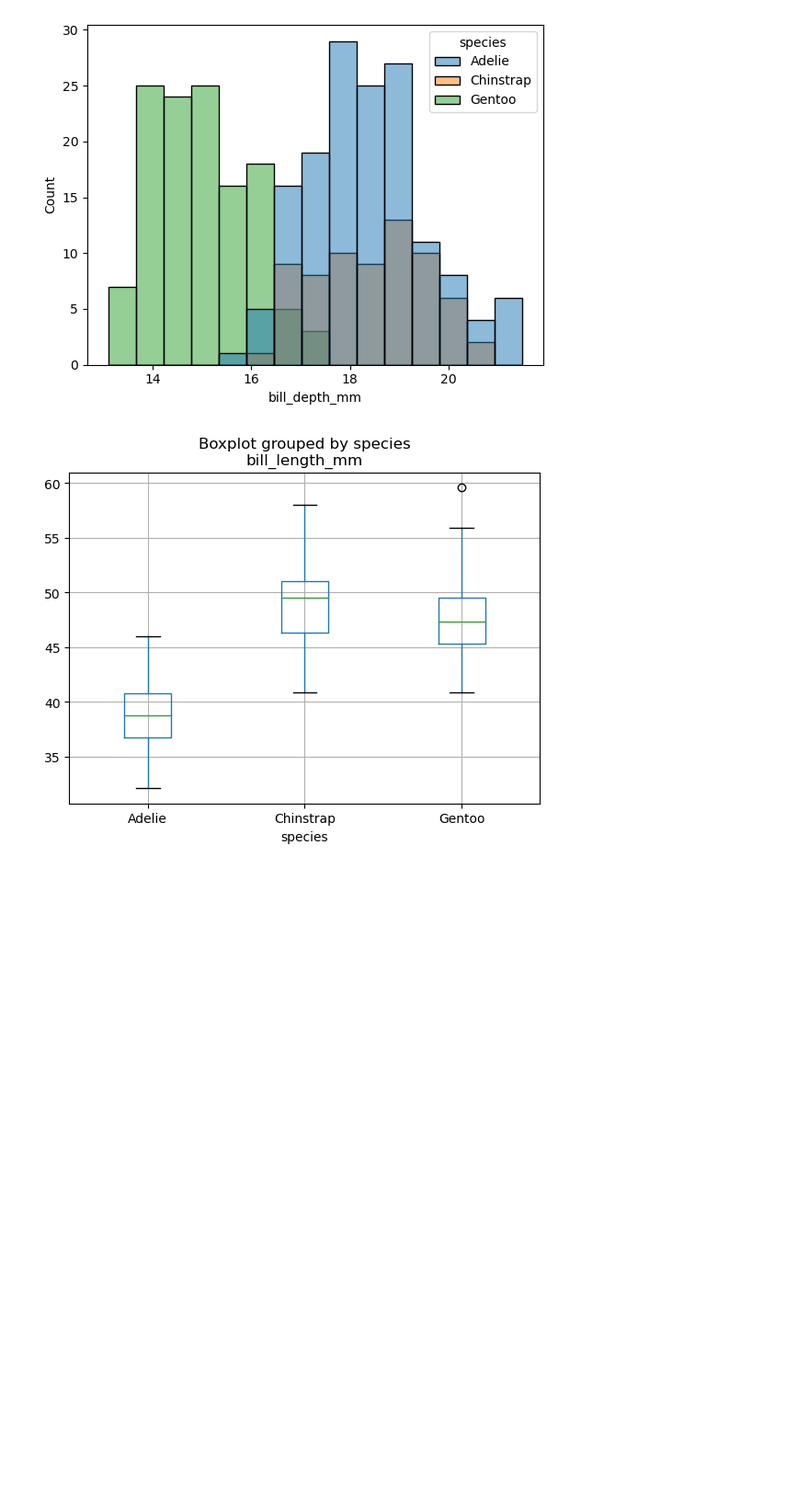
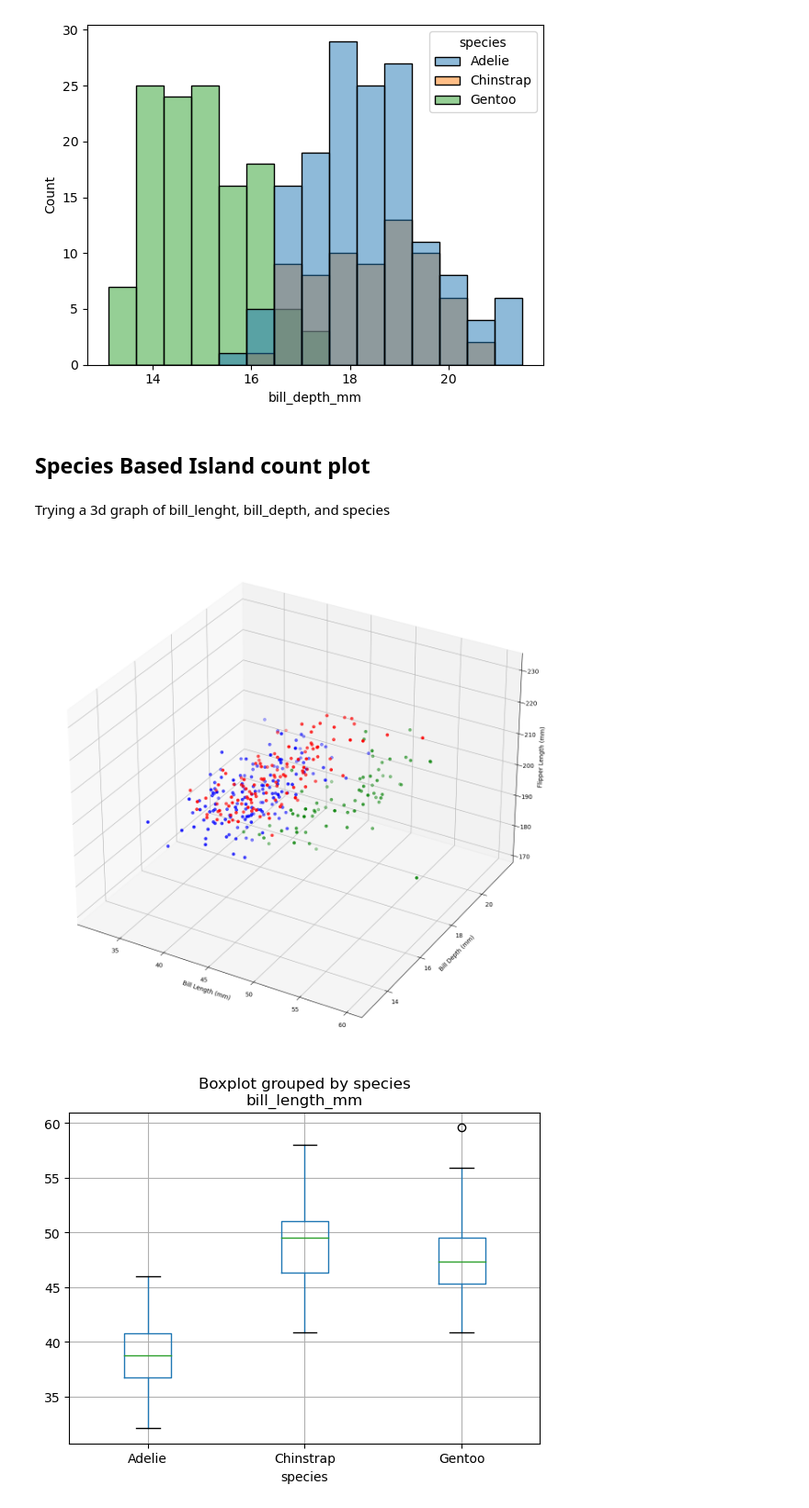
Before and after one commit to MikeCurleyCoosan/myproject, a Jupyter notebook: penguins.ipynb, the cells around one changed output. Shown at 92% size. Cells and saved outputs as stored; diff of their text form; code cells hidden in the pictures; blank space fills up the shorter version.

Commit message:
Added 3d graph. Not looking great, will try to work on it

```diff
--- a/penguins.ipynb
+++ b/penguins.ipynb
@@ -177,6 +183,33 @@ sns.histplot(df, x="bill_depth_mm",  stat='count', bins=15, hue="species")
 # %% [output]
 <Axes: xlabel='bill_depth_mm', ylabel='Count'>
 [figure]
+# %% [markdown]
+## Species Based Island count plot
+# %% [markdown]
+Trying a 3d graph of bill_lenght, bill_depth, and species
+# %%
+
+# Create a 3D scatter plot.
+adelie = df[df.species == "Adelie"]
+chinstrap = df[df.species=='Chinstrap']
+Gentoo = df[df.species=='Gentoo']
+
+fig = plt.figure(figsize = (12,12))
+
+ax = fig.add_subplot(111, projection='3d')
+
+# Plot the data.
+ax.scatter(adelie['bill_length_mm'], adelie['bill_depth_mm'], adelie['flipper_lenght_mm'], c='blue', marker='o')
+ax.scatter(chinstrap['bill_length_mm'], chinstrap['bill_depth_mm'], chinstrap['flipper_length_mm'], c='green', marker='o')
+ax.scatter(Gentoo['bill_length_mm'], Gentoo['bill_depth_mm'], Gentoo['flipper_length_mm'], c='red', marker='o')
+
+# Set the labels.
+ax.set_xlabel('Bill Length (mm)')
+ax.set_ylabel('Bill Depth (mm)')
+ax.set_zlabel('Flipper Length (mm)')
+plt.show()
+# %% [output]
+[figure, added]
 # %%
 boxplot = df.boxplot(column=['bill_length_mm'], by='species')
 # %% [output]
```
Also changed, not shown: parts of 6 cells of this notebook.
